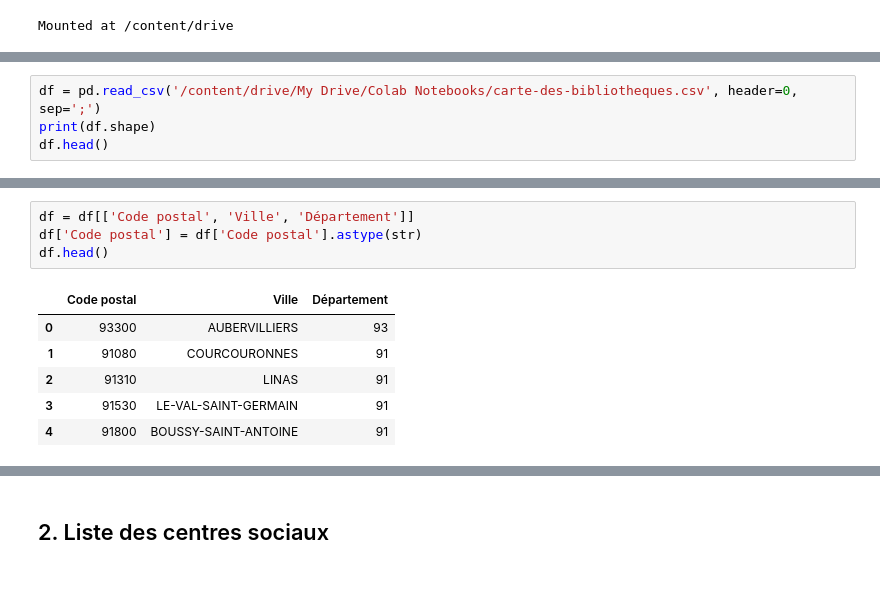
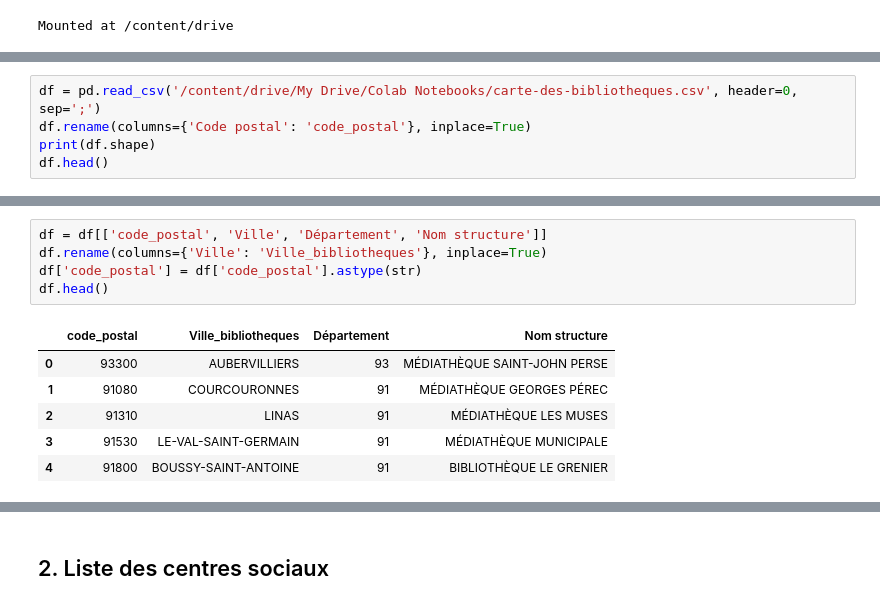
Before and after one commit to dataforgoodfr/batch8_mednum, a Jupyter notebook: notebooks/acces_information.ipynb, the cells around one changed output, grey strips where cells are left out. Drawn from its saved outputs; the diff is of its cells as text.

```diff
--- a/notebooks/acces_information.ipynb
+++ b/notebooks/acces_information.ipynb
@@ -18,5 +75,6 @@ drive/  sample_data/
 # %%
 df = pd.read_csv('/content/drive/My Drive/Colab Notebooks/carte-des-bibliotheques.csv', header=0, sep=';')
+df.rename(columns={'Code postal': 'code_postal'}, inplace=True)
 print(df.shape)
 df.head()
 # %% [output]
@@ -28,15 +86,16 @@ df.head()
 | 3 | MÉDIATHÈQUE MUNICIPALE | 2 route de la Creusée | 91530 | 91 | LE-VAL-SAINT-GERMAIN | NaN | NaN | ... |
 | 4 | BIBLIOTHÈQUE LE GRENIER | 5 place des Droits de l'Homme | 91800 | 91 | BOUSSY-SAINT-ANTOINE | NaN | NaN | ... |
 # %%
-df = df[['Code postal', 'Ville', 'Département']]
-df['Code postal'] = df['Code postal'].astype(str)
+df = df[['code_postal', 'Ville', 'Département', 'Nom structure']]
+df.rename(columns={'Ville': 'Ville_bibliotheques'}, inplace=True)
+df['code_postal'] = df['code_postal'].astype(str)
 df.head()
 # %% [output]
-|  | Code postal | Ville | Département |
-| 0 | 93300 | AUBERVILLIERS | 93 |
-| 1 | 91080 | COURCOURONNES | 91 |
-| 2 | 91310 | LINAS | 91 |
-| 3 | 91530 | LE-VAL-SAINT-GERMAIN | 91 |
-| 4 | 91800 | BOUSSY-SAINT-ANTOINE | 91 |
+|  | code_postal | Ville_bibliotheques | Département | Nom structure |
+| 0 | 93300 | AUBERVILLIERS | 93 | MÉDIATHÈQUE SAINT-JOHN PERSE |
+| 1 | 91080 | COURCOURONNES | 91 | MÉDIATHÈQUE GEORGES PÉREC |
+| 2 | 91310 | LINAS | 91 | MÉDIATHÈQUE LES MUSES |
+| 3 | 91530 | LE-VAL-SAINT-GERMAIN | 91 | MÉDIATHÈQUE MUNICIPALE |
+| 4 | 91800 | BOUSSY-SAINT-ANTOINE | 91 | BIBLIOTHÈQUE LE GRENIER |
 # %%
 # mapping code postal - code INSEE
```
Also changed, not shown: parts of 30 cells of this notebook.
